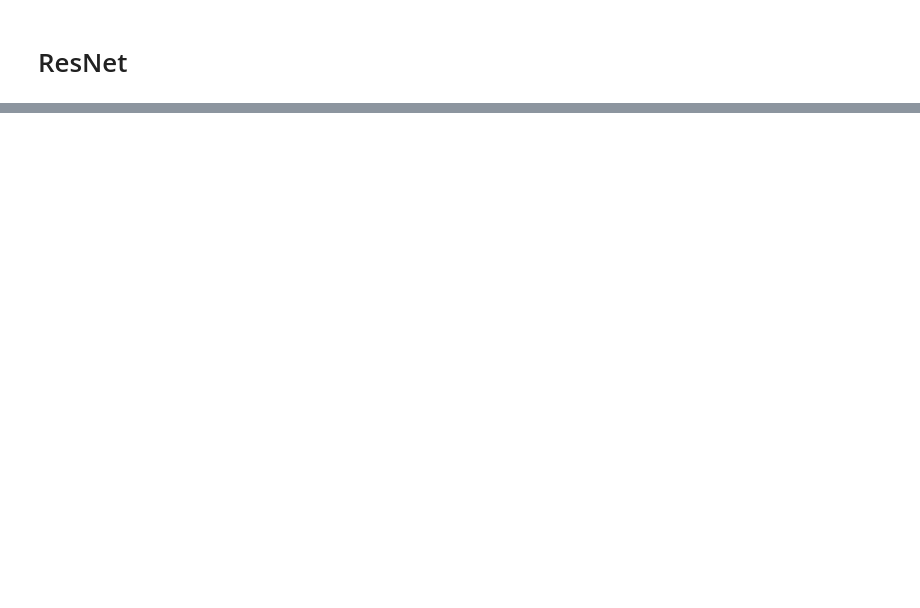
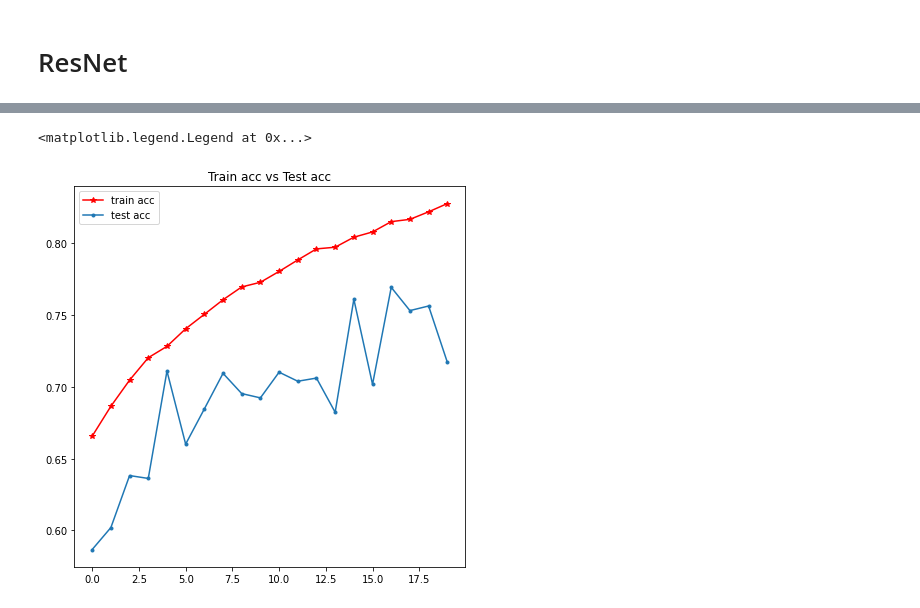
Before and after one commit to drmoon-1st/Paper-Review, a Jupyter notebook: Deep Residual Learning for Image Recognition/ResNet.ipynb, the cells around one changed output, grey strips where cells are left out. Saved outputs shown, nothing was run; the diff lists cells and outputs as text; code cells hidden in the pictures; blank space fills up the shorter version.

```diff
--- a/Deep Residual Learning for Image Recognition/ResNet.ipynb
+++ b/Deep Residual Learning for Image Recognition/ResNet.ipynb
@@ -163,7 +170,7 @@ class ResNet(nn.Module):
     self.conv1 = nn.Conv2d(3, self.inplanes, kernel_size=7, stride=2, padding=3,
                            bias=False)
     self.bn1 = norm_layer(self.inplanes)
-    self.relu = nn.Relu(inplace=True)
+    self.relu = nn.ReLU(inplace=True)
     self.maxpool = nn.MaxPool2d(kernel_size=3, stride=2, padding=1)
 
     self.layer1 = self._make_layer(block, 64, layers[0])
@@ -246,0 +252,3 @@ model = ResNet()
+# %%
+def resnet18():
+  return ResNet(BasicBlock, [2, 2, 2, 2])
@@ -246,0 +325,7 @@ model = ResNet()
+# %%
+net = resnet18().cuda()
+lr = 0.01
+optimizer = torch.optim.SGD(net.parameters(), lr=lr, momentum=0.9, weight_decay=0.0002)
+
+total_params = sum(p.numel() for p in net.parameters() if p.requires_grad)
+print(f"Total Params : {total_params}")
@@ -246,0 +334,22 @@ model = ResNet()
+# %%
+train_accs = []
+steps = []
+train_losses = []
+test_accs = []
+test_losses = []
+
+epochs = 20
+
+for epoch in range(epochs):
+  print(f"Epoch : {epoch}")
+  train_acc, step, train_loss = train(net, optimizer, epoch, len(steps))
+  train_accs.append(train_acc)
+  steps.extend(step)
+  train_losses.append(train_loss)
+  print(f"Train acc : {train_acc * 100:.2f} / Train loss : {sum(train_loss)}")
+  print()
+  test_acc, test_loss = test(net, optimizer, epoch)
+  test_accs.append(test_acc)
+  test_losses.append(test_loss)
+  print(f"Test acc : {test_acc * 100:.2f} / Test loss : {test_loss}")
+  print('#############')
@@ -246,0 +375,11 @@ model = ResNet()
+# %%
+import matplotlib.pyplot as plt
+
+fig = plt.figure(figsize=(7, 7))
+plt.plot([x for x in range(epochs)], train_accs, 'r*-', label='train acc')
+plt.plot([x for x in range(epochs)], test_accs, '.-', label='test acc')
+plt.title("Train acc vs Test acc")
+plt.legend()
+# %% [output]
+<matplotlib.legend.Legend at 0x...>
+[figure, added]
```
Also changed, not shown: parts of 10 cells of this notebook.
